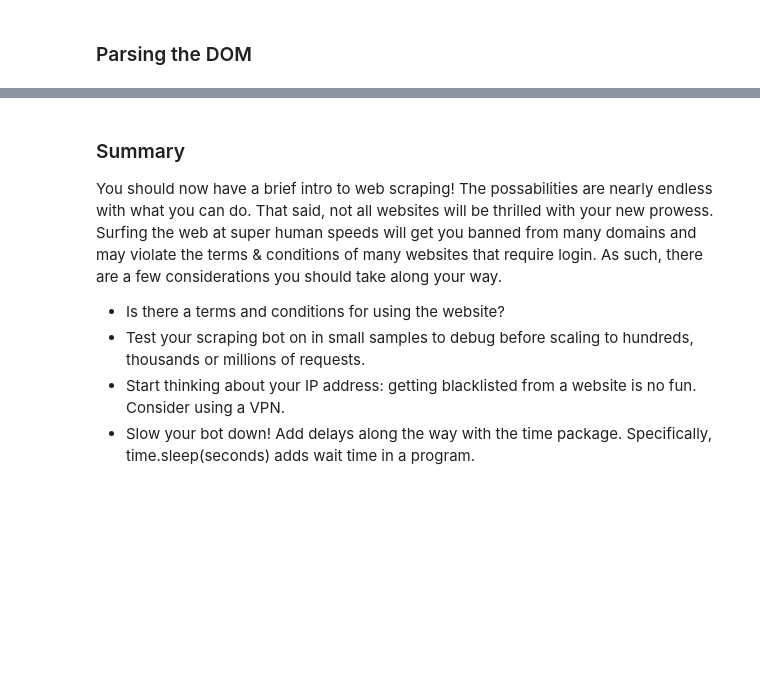
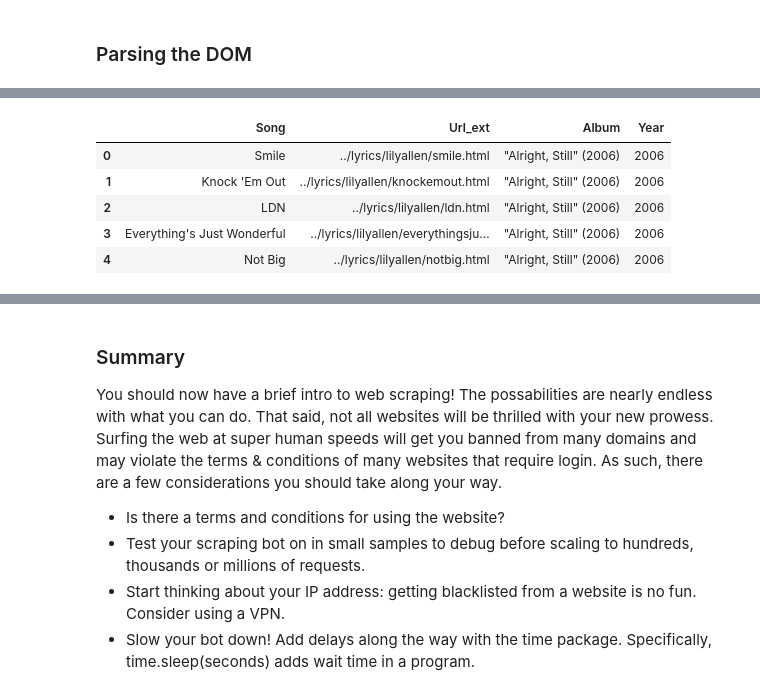
Before and after one commit to learn-co-curriculum/python-scraping-beautiful_soup, a Jupyter notebook: index.ipynb, the cells around one changed output, grey strips where cells are left out. Cells and saved outputs as stored; diff of their text form; code cells hidden in the pictures; blank space fills up the shorter version.

```diff
--- a/index.ipynb
+++ b/index.ipynb
@@ -121,0 +260,3 @@ http://akul.me/blog/2016/selenium-cheatsheet/
+# %%
+album = albums[0]
+album.findNextSiblings('a')
@@ -121,0 +354,15 @@ http://akul.me/blog/2016/selenium-cheatsheet/
+# %%
+def extract_year(album_title):
+    try:
+        return re.findall('[(](\d\d\d\d)[)]', album_title)[0]
+    except:
+        return 'Unknown'
+df['Year'] = df['Album'].map(extract_year)
+df.head()
+# %% [output]
+|  | Song | Url_ext | Album | Year |
+| 0 | Smile | ../lyrics/lilyallen/smile.html | "Alright, Still" (2006) | 2006 |
+| 1 | Knock 'Em Out | ../lyrics/lilyallen/knockemout.html | "Alright, Still" (2006) | 2006 |
+| 2 | LDN | ../lyrics/lilyallen/ldn.html | "Alright, Still" (2006) | 2006 |
+| 3 | Everything's Just Wonderful | ../lyrics/lilyallen/everythingsju... | "Alright, Still" (2006) | 2006 |
+| 4 | Not Big | ../lyrics/lilyallen/notbig.html | "Alright, Still" (2006) | 2006 |
```
Also changed, not shown: parts of 58 cells of this notebook, 3 other files.
